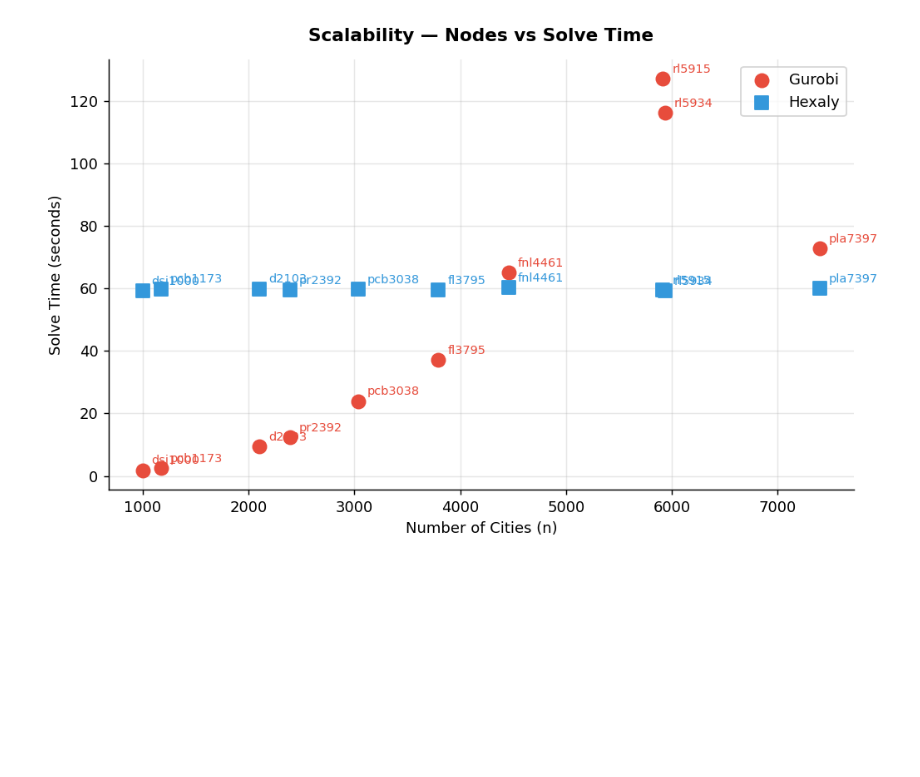
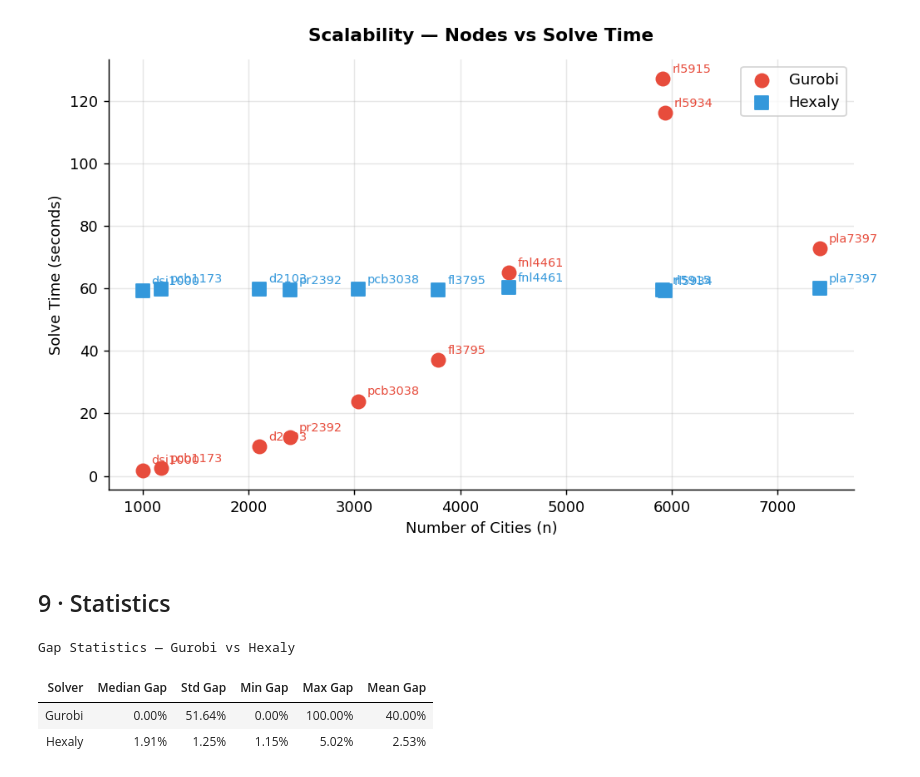
Before and after one commit to Mohammed-Alanazii/TSP-Benchmark-Gurobi-vs-Hexaly, a Jupyter notebook: TSP_Benchmark.ipynb, the cells around one changed output. Cells and saved outputs as stored; diff of their text form; code cells hidden in the pictures; blank space fills up the shorter version.

Commit message:
adding stats table

```diff
--- a/TSP_Benchmark.ipynb
+++ b/TSP_Benchmark.ipynb
@@ -285,3 +285,52 @@ plt.savefig('plots/plot_scalability.png', bbox_inches='tight')
 plt.show()
 # %% [output]
 [figure]
+# %% [markdown]
+## 9 · Statistics
+# %%
+def gap_stats(series, name):
+    s = series.dropna()
+    return pd.Series({
+        'Solver': name,
+        'Median Gap': s.median(),
+        'Std Gap': s.std(),
+        'Min Gap': s.min(),
+        'Max Gap': s.max(),
+        'Mean Gap': s.mean(),
+    })
+
+gurobi_gap = gurobi_df['gap_pct']
+hexaly_gap  = hexaly_df['gap_pct']
+
+stats_df = pd.DataFrame([
+    gap_stats(gurobi_gap, 'Gurobi'),
+    gap_stats(hexaly_gap,  'Hexaly'),
+])
+
+stats_styled = (
+    stats_df.style
+    .format({
+        'Median Gap': '{:.2f}%',
+        'Std Gap': '{:.2f}%',
+        'Min Gap': '{:.2f}%',
+        'Max Gap': '{:.2f}%',
+        'Mean Gap': '{:.2f}%',
+    })
+    .set_table_styles([{
+        'selector': 'th',
+        'props': [('background-color', '#2c3e50'), ('color', 'white'),
+                  ('font-size', '12px'), ('text-align', 'center'), ('padding', '8px')]
+    }, {
+        'selector': 'td',
+        'props': [('text-align', 'center'), ('padding', '6px'), ('font-size', '12px')]
+    }])
+    .set_caption('Gap Statistics — Gurobi vs Hexaly')
+    .hide(axis='index')
+)
+
+display(stats_styled)
+# %% [output]
+Gap Statistics — Gurobi vs Hexaly
+| Solver | Median Gap | Std Gap | Min Gap | Max Gap | Mean Gap |
+| Gurobi | 0.00% | 51.64% | 0.00% | 100.00% | 40.00% |
+| Hexaly | 1.91% | 1.25% | 1.15% | 5.02% | 2.53% |
```
Also changed, not shown: 1 other file.
